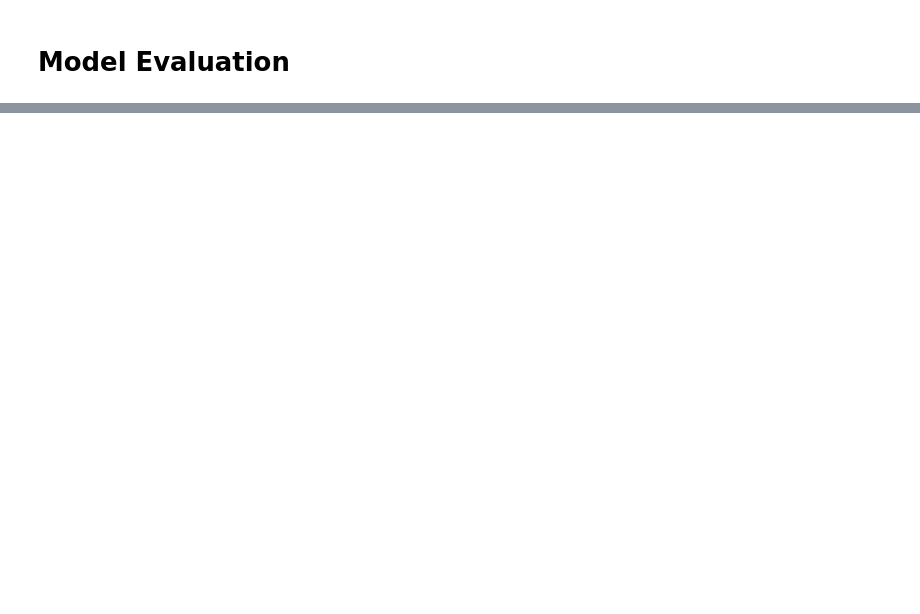
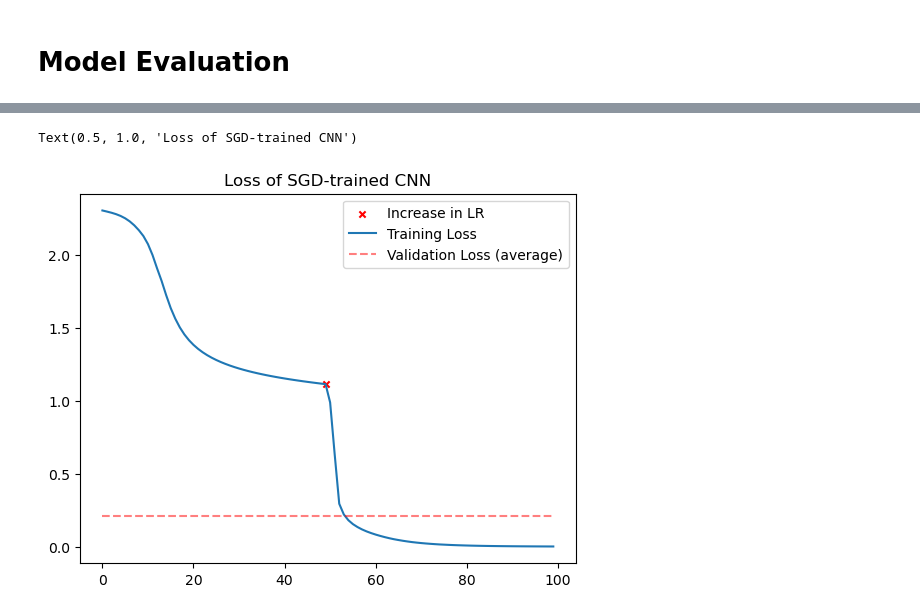
Before and after one commit to OdinMeng/MachineLearningBChallenges, a Jupyter notebook: challenges/challenge3/challenge-three.ipynb, the cells around one changed output, grey strips where cells are left out. Drawn from its saved outputs; the diff is of its cells as text; code cells hidden in the pictures; blank space fills up the shorter version.

```diff
--- a/challenges/challenge3/challenge-three.ipynb
+++ b/challenges/challenge3/challenge-three.ipynb
@@ -91,7 +91,7 @@ val_loader = torch.utils.data.DataLoader(data, batch_size = BS, sampler=val_idx)
 ## CNNs
 # %%
 class CNN(nn.Module):
-    def __init__(self):
+    def __init__(self, regularize=False, regularize_param = 0.2, fine_tuning = False):
         super().__init__()
 
         # Convolution Layer 1: BS x 28 x 28 -> BS X 28 x 28 x 3
@@ -106,13 +106,28 @@ class CNN(nn.Module):
         # Layer 2: BS x 255 -> 10
         self.hidden_2 = nn.Linear(255, 10)
 
+        self.regularize = regularize # boolean value
+        if self.regularize:
+            self.dropout = torch.nn.Dropout(p=regularize_param)
+            self.fine_tuning = fine_tuning
+
+
     def forward(self, x):
         x = self.conv_layer_1(x)
         x = self.pool_1(x)
         x = F.relu(x)
         x = x.flatten(start_dim=1)
+
+        if self.regularize and not self.fine_tuning:
+            x = self.dropout(x)
+
+
         x = self.hidden_1(x)
         x = F.relu(x)
+
+        if self.regularize and self.fine_tuning:
+            x = self.dropout(x)
+
         x = self.hidden_2(x)
         x = F.relu(x)
 
@@ -384,0 +444,5 @@ Epoch: 10 | Loss: 0.5213 | Train Accuracy: 85.0943 | Time: 5.83
+# %%
+# Continue training with bigger lr
+cnn_optimizer_sgd = torch.optim.SGD(cnn_sgd.parameters(), lr=0.05)
+
+cnn_loss_sgd_2 = train_model(cnn_sgd, 50, train_loader, CE, cnn_optimizer_sgd)
@@ -464,0 +549,2 @@ plot_confusion_matrix(CM_cnn, ax, 'bruh')
+# %%
+test_loss = test_model(cnn_sgd, val_loader, CE)
@@ -464,0 +572,12 @@ plot_confusion_matrix(CM_cnn, ax, 'bruh')
+# %%
+fig, ax = plt.subplots()
+
+ax.scatter(49, cnn_loss_sgd_1[49], marker='x', color='red', label="Increase in LR", s = 20)
+ax.plot(cnn_loss_sgd := np.concatenate([cnn_loss_sgd_1, cnn_loss_sgd_2]), label="Training Loss")
+ax.plot([test_loss] * cnn_loss_sgd.shape[0], label="Validation Loss (average)", alpha=0.5, color="red", linestyle="--")
+
+ax.legend()
+ax.set_title("Loss of SGD-trained CNN")
+# %% [output]
+Text(0.5, 1.0, 'Loss of SGD-trained CNN')
+[figure, added]
```
Also changed, not shown: parts of 48 cells of this notebook, 6 other files.
